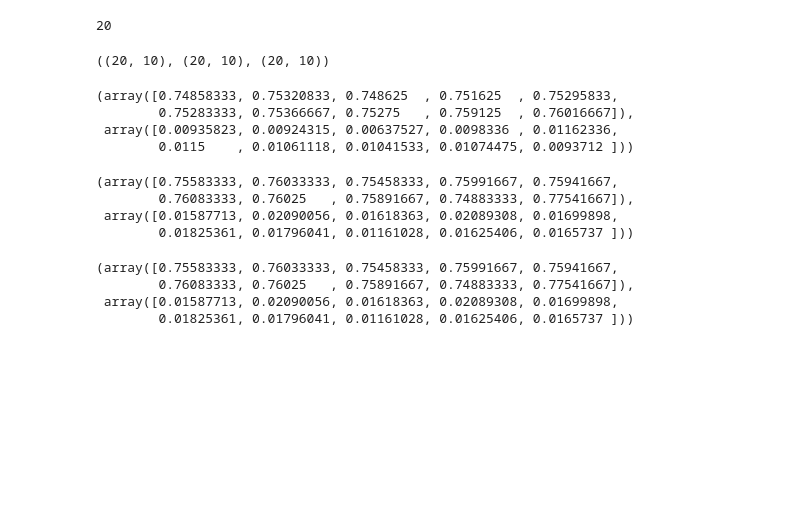
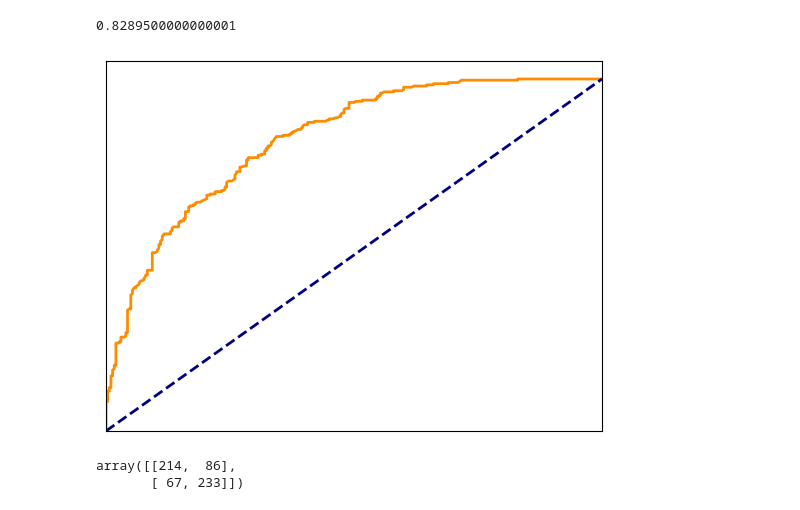
Before and after one commit to Sachi-27/DrugProtAI, a Jupyter notebook: Methods/Partition Method/rf_partition_method.ipynb, the cells around one changed output. Saved outputs shown, nothing was run; the diff lists cells and outputs as text; code cells hidden in the pictures; blank space fills up the shorter version.

Commit message:
Updating partition method scripts

```diff
--- a/Methods/Partition Method/rf_partition_method.ipynb
+++ b/Methods/Partition Method/rf_partition_method.ipynb
@@ -184,0 +191,4 @@ rem_new_data.shape, np.bincount(rem_new_data['new_column'])
+# %%
+X_train, X_test, y_train, y_test = data_splitting(rem_new_data[features_list], rem_new_data['is_druggable'], class_size=300)
+print(X_train.shape, X_test.shape, y_train.shape, y_test.shape)
+print(np.bincount(y_train), np.bincount(y_test))
@@ -184,0 +200,6 @@ rem_new_data.shape, np.bincount(rem_new_data['new_column'])
+# %%
+X_train_druggable = X_train[y_train == 1]
+X_train_non_druggable = X_train[y_train == 0]
+
+X_train_non_druggable_partitions = np.array_split(X_train_non_druggable, round(len(X_train_non_druggable)/len(X_train_druggable)))
+print(f"Splitting into {len(X_train_non_druggable_partitions)} partitions")
@@ -373,4 +291,0 @@ Splitting into 8 partitions
-# %%
-len(scores_df)
-# %% [output]
-20
@@ -379,32 +292,33 @@ avg_scores = sum(scores_df)/20
-# %%
-df_accuracy_totals = [scores_df[i]["accuracy_total"] for i in range(20)]
-df_accuracy_druggables = [scores_df[i]["accuracy_druggable"] for i in range(20)]
-df_accuracy_non_druggables = [scores_df[i]["accuracy_non_druggable"] for i in range(20)]
-
-df_accuracy_totals = np.array(df_accuracy_totals)
-df_accuracy_druggables = np.array(df_accuracy_druggables)
-df_accuracy_non_druggables = np.array(df_accuracy_non_druggables)
-df_accuracy_totals.shape, df_accuracy_druggables.shape, df_accuracy_non_druggables.shape
-# %% [output]
-((20, 10), (20, 10), (20, 10))
-# %%
-np.mean(df_accuracy_totals, axis=0), np.std(df_accuracy_totals, axis=0)
-# %% [output]
-(array([0.74858333, 0.75320833, 0.748625  , 0.751625  , 0.75295833,
-        0.75283333, 0.75366667, 0.75275   , 0.759125  , 0.76016667]),
- array([0.00935823, 0.00924315, 0.00637527, 0.0098336 , 0.01162336,
-        0.0115    , 0.01061118, 0.01041533, 0.01074475, 0.0093712 ]))
-# %%
-np.mean(df_accuracy_druggables, axis=0), np.std(df_accuracy_druggables, axis=0)
-# %% [output]
-(array([0.75583333, 0.76033333, 0.75458333, 0.75991667, 0.75941667,
-        0.76083333, 0.76025   , 0.75891667, 0.74883333, 0.77541667]),
- array([0.01587713, 0.02090056, 0.01618363, 0.02089308, 0.01699898,
-        0.01825361, 0.01796041, 0.01161028, 0.01625406, 0.0165737 ]))
-# %%
-np.mean(df_accuracy_druggables, axis=0), np.std(df_accuracy_druggables, axis=0)
-# %% [output]
-(array([0.75583333, 0.76033333, 0.75458333, 0.75991667, 0.75941667,
-        0.76083333, 0.76025   , 0.75891667, 0.74883333, 0.77541667]),
- array([0.01587713, 0.02090056, 0.01618363, 0.02089308, 0.01699898,
-        0.01825361, 0.01796041, 0.01161028, 0.01625406, 0.0165737 ]))
+# %%
+from sklearn.metrics import roc_auc_score, roc_curve
+import matplotlib.pyplot as plt
+
+# ROC_AUC for average_probability_preds
+fpr, tpr, thresholds = roc_curve(y_test, mean_pred_probas)
+roc_auc = roc_auc_score(y_test, mean_pred_probas)
+print(roc_auc)
+
+# Plot ROC curve
+plt.figure()
+plt.plot(fpr, tpr, color='darkorange', lw=2, label='ROC curve (area = %0.2f)' % roc_auc)
+plt.plot([0, 1], [0, 1], color='navy', lw=2, linestyle='--')
+plt.xlim([0.0, 1.0])
+plt.ylim([0.0, 1.05])
+# no axis marks
+plt.xticks([])
+plt.yticks([])
+# plt.xlabel('False Positive Rate')
+# plt.ylabel('True Positive Rate')
+plt.savefig("/content/drive/MyDrive/protein_props/NEW_WORK/RF_PEC_AUC_curve.png")
+# %% [output]
+0.8289500000000001
+[figure, added]
+# %%
+from sklearn.metrics import confusion_matrix
+import seaborn as sns
+
+conf_matrix = confusion_matrix(y_test, average_proba_pred)
+conf_matrix
+# %% [output]
+array([[214,  86],
+       [ 67, 233]])
```
Also changed, not shown: parts of 14 cells of this notebook, 1 other file.
